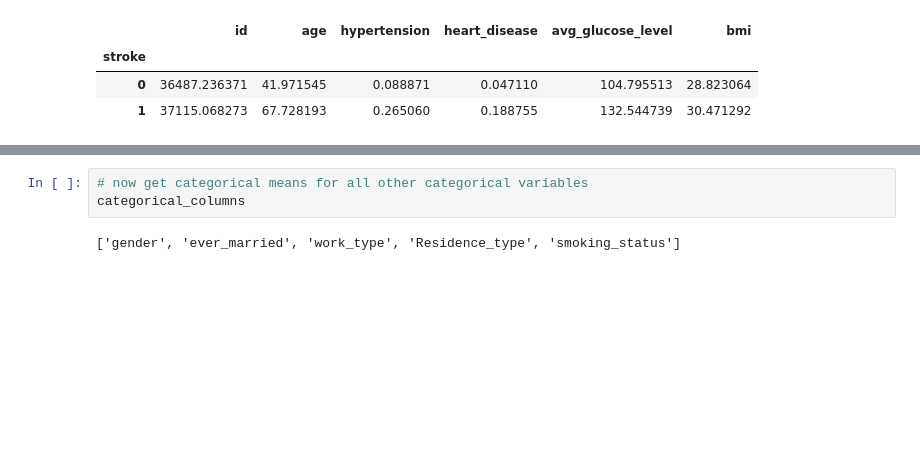
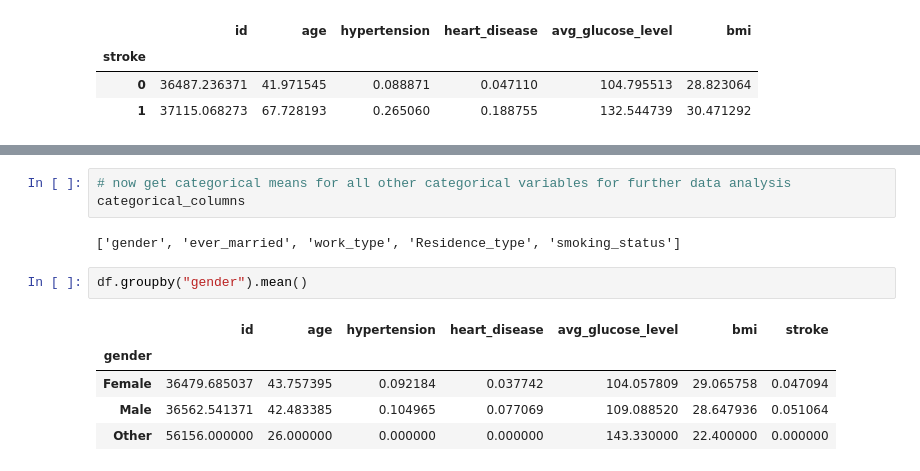
Before and after one commit to Karanpal-Sekhon/Stroke-Prediction, a Jupyter notebook: Stroke Prediction/stroke_prediction.ipynb, the cells around one changed output, grey strips where cells are left out. Drawn from its saved outputs; the diff is of its cells as text; blank space fills up the shorter version.

Commit message:
More Data exploration

```diff
--- a/Stroke Prediction/stroke_prediction.ipynb
+++ b/Stroke Prediction/stroke_prediction.ipynb
@@ -63,7 +64,15 @@ bmi is only slightly higher for stroke patients --> likely ambiguous
 # %% [output]
 ' \nObservations:\nAverage age of people who got a stroke is higher than average age of people who did not get a stroke -> could be good predictor\nPeople who got strokes were more likely to have hype ...
 # %%
-# now get categorical means for all other categorical variables
+# now get categorical means for all other categorical variables for further data analysis
 categorical_columns
 # %% [output]
 ['gender', 'ever_married', 'work_type', 'Residence_type', 'smoking_status']
+# %%
+df.groupby("gender").mean()
+# %% [output]
+|  | id | age | hypertension | heart_disease | avg_glucose_level | bmi | stroke |
+| gender |  |  |  |  |  |  |  |
+| Female | 36479.685037 | 43.757395 | 0.092184 | 0.037742 | 104.057809 | 29.065758 | 0.047094 |
+| Male | 36562.541371 | 42.483385 | 0.104965 | 0.077069 | 109.088520 | 28.647936 | 0.051064 |
+| Other | 56156.000000 | 26.000000 | 0.000000 | 0.000000 | 143.330000 | 22.400000 | 0.000000 |
```
Also changed, not shown: parts of 10 cells of this notebook.
